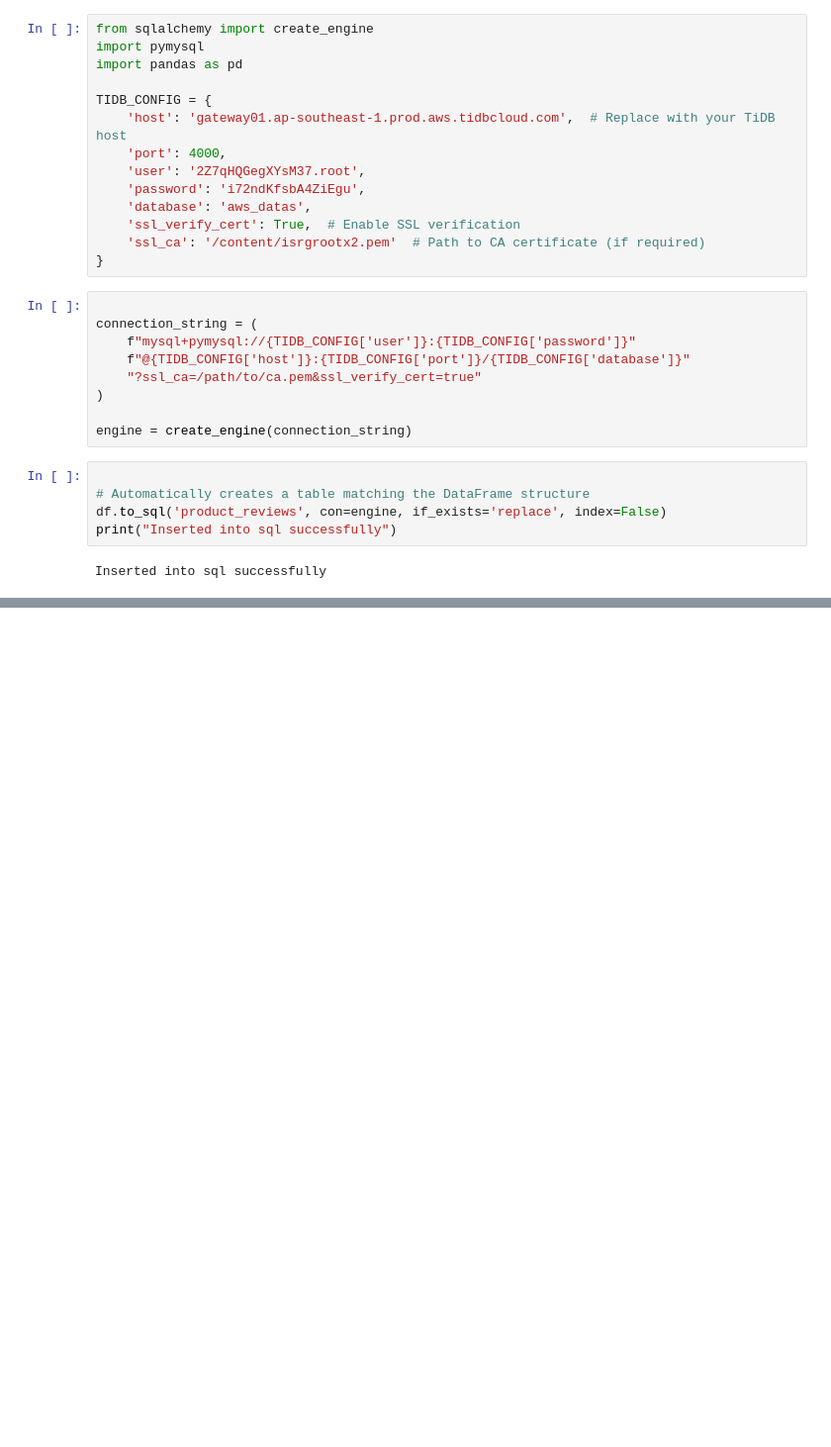
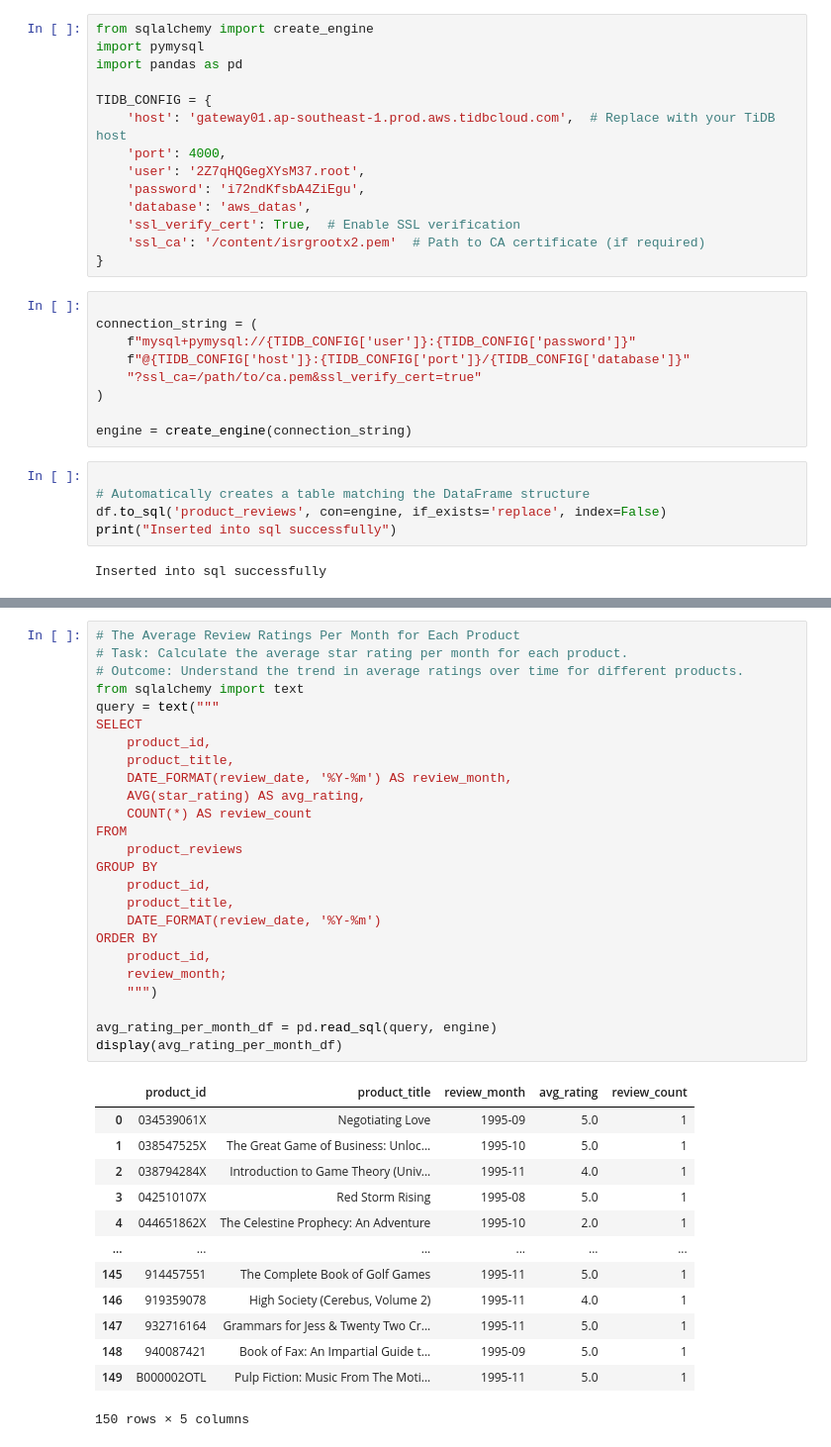
Before and after one commit to Ramprasath2000/Data-pipeline-for-Amazon-Customer-Review-Analysis, a Jupyter notebook: amazon_data_sheet.ipynb, the cells around one changed output, grey strips where cells are left out. Shown: that part at 99% size. Drawn from its saved outputs; the diff is of its cells as text; blank space fills up the shorter version.

```diff
--- a/amazon_data_sheet.ipynb
+++ b/amazon_data_sheet.ipynb
@@ -221,0 +239,39 @@ display(top_products_df)
+# %%
+# The Average Review Ratings Per Month for Each Product
+# Task: Calculate the average star rating per month for each product.
+# Outcome: Understand the trend in average ratings over time for different products.
+from sqlalchemy import text
+query = text("""
+SELECT
+    product_id,
+    product_title,
+    DATE_FORMAT(review_date, '%Y-%m') AS review_month,
+    AVG(star_rating) AS avg_rating,
+    COUNT(*) AS review_count
+FROM
+    product_reviews
+GROUP BY
+    product_id,
+    product_title,
+    DATE_FORMAT(review_date, '%Y-%m')
+ORDER BY
+    product_id,
+    review_month;
+    """)
+
+avg_rating_per_month_df = pd.read_sql(query, engine)
+display(avg_rating_per_month_df)
+# %% [output]
+|  | product_id | product_title | review_month | avg_rating | review_count |
+| 0 | 034539061X | Negotiating Love | 1995-09 | 5.0 | 1 |
+| 1 | 038547525X | The Great Game of Business: Unloc... | 1995-10 | 5.0 | 1 |
+| 2 | 038794284X | Introduction to Game Theory (Univ... | 1995-11 | 4.0 | 1 |
+| 3 | 042510107X | Red Storm Rising | 1995-08 | 5.0 | 1 |
+| 4 | 044651862X | The Celestine Prophecy: An Adventure | 1995-10 | 2.0 | 1 |
+| ... | ... | ... | ... | ... | ... |
+| 145 | 914457551 | The Complete Book of Golf Games | 1995-11 | 5.0 | 1 |
+| 146 | 919359078 | High Society (Cerebus, Volume 2) | 1995-11 | 4.0 | 1 |
+| 147 | 932716164 | Grammars for Jess & Twenty Two Cr... | 1995-11 | 5.0 | 1 |
+| 148 | 940087421 | Book of Fax: An Impartial Guide t... | 1995-09 | 5.0 | 1 |
+| 149 | B000002OTL | Pulp Fiction: Music From The Moti... | 1995-11 | 5.0 | 1 |
+150 rows × 5 columns
```
Also changed, not shown: parts of 9 cells of this notebook.
